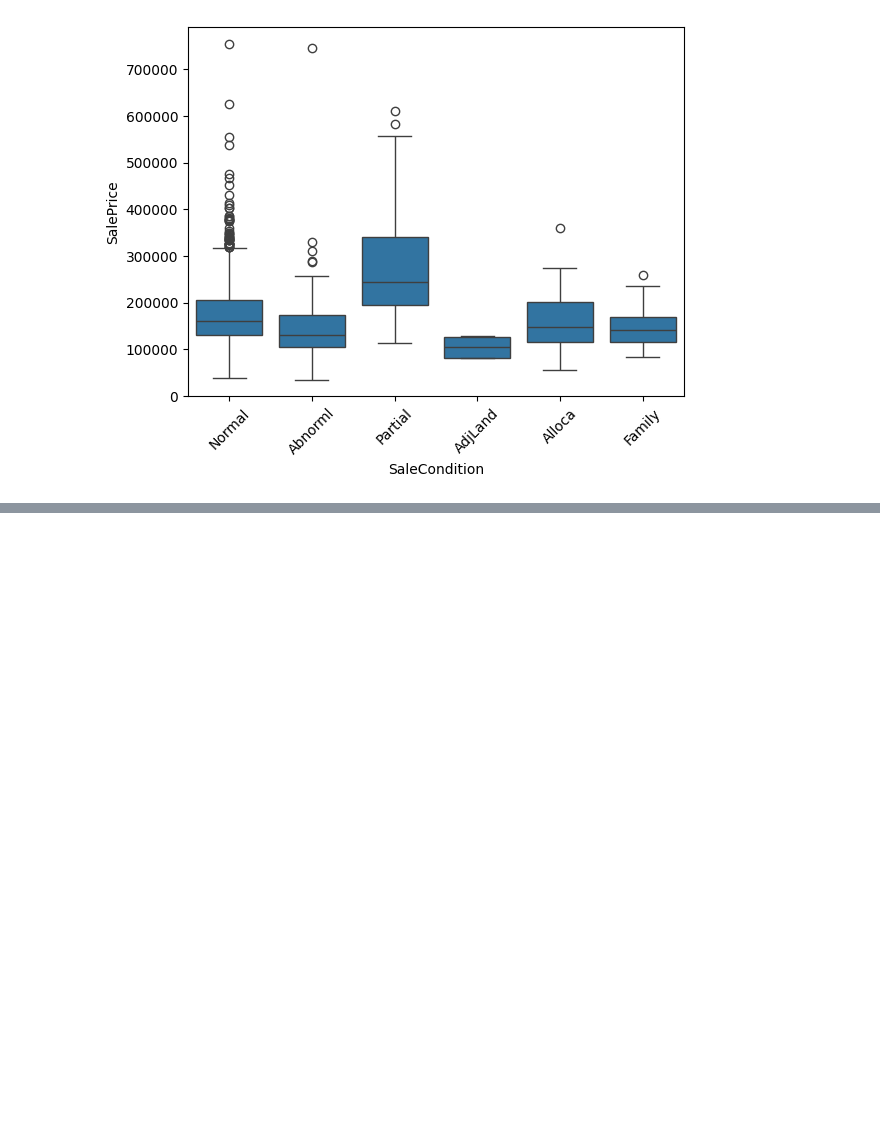
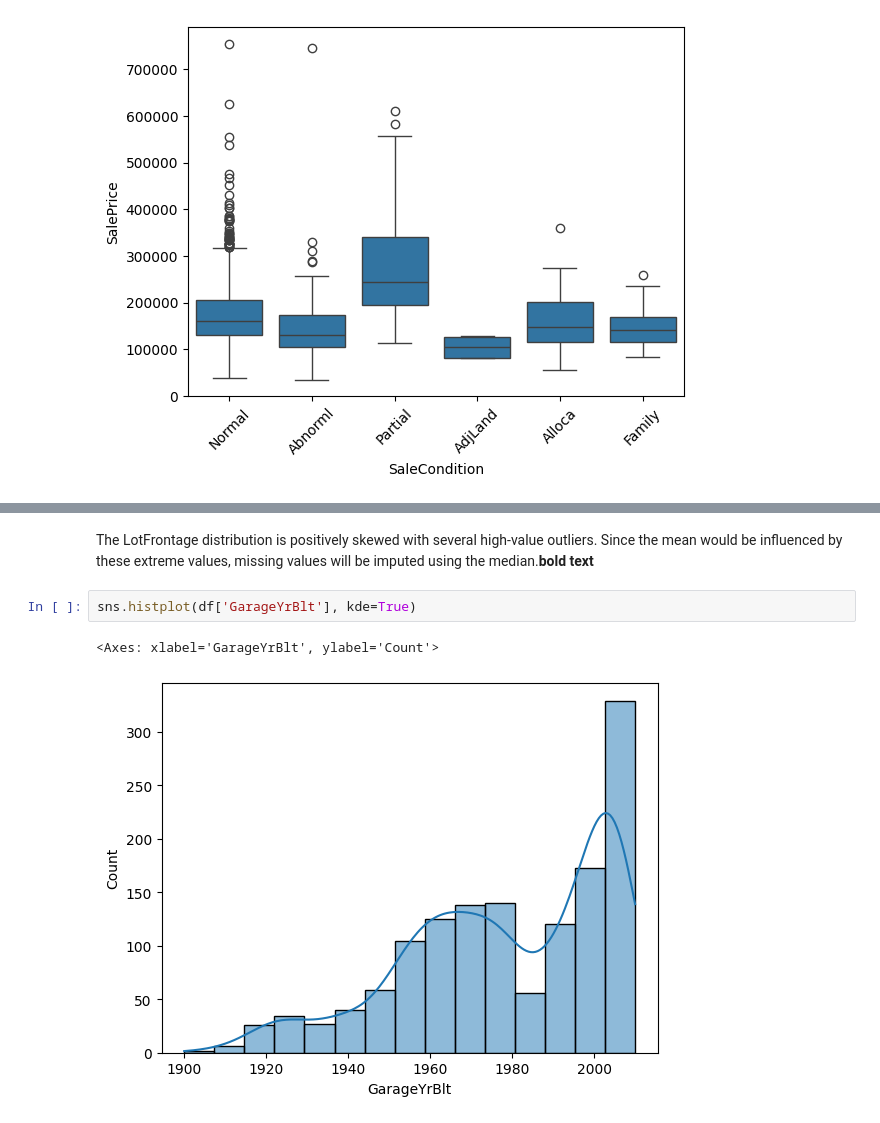
Before and after one commit to anubhavsingh23906-code/house-price-prediction, a Jupyter notebook: house_price_prediction.ipynb, the cells around one changed output, grey strips where cells are left out. Cells and saved outputs as stored; diff of their text form; blank space fills up the shorter version.

Commit message:
Day 2: Completed data cleaning and missing value handling

```diff
--- a/house_price_prediction.ipynb
+++ b/house_price_prediction.ipynb
@@ -154,0 +229,7 @@ plt.xticks(rotation=45)
+# %% [markdown]
+The LotFrontage distribution is positively skewed with several high-value outliers. Since the mean would be influenced by these extreme values, missing values will be imputed using the median.**bold text**
+# %%
+sns.histplot(df['GarageYrBlt'], kde=True)
+# %% [output]
+<Axes: xlabel='GarageYrBlt', ylabel='Count'>
+[figure, added]
```
Also changed, not shown: parts of 28 cells of this notebook.
